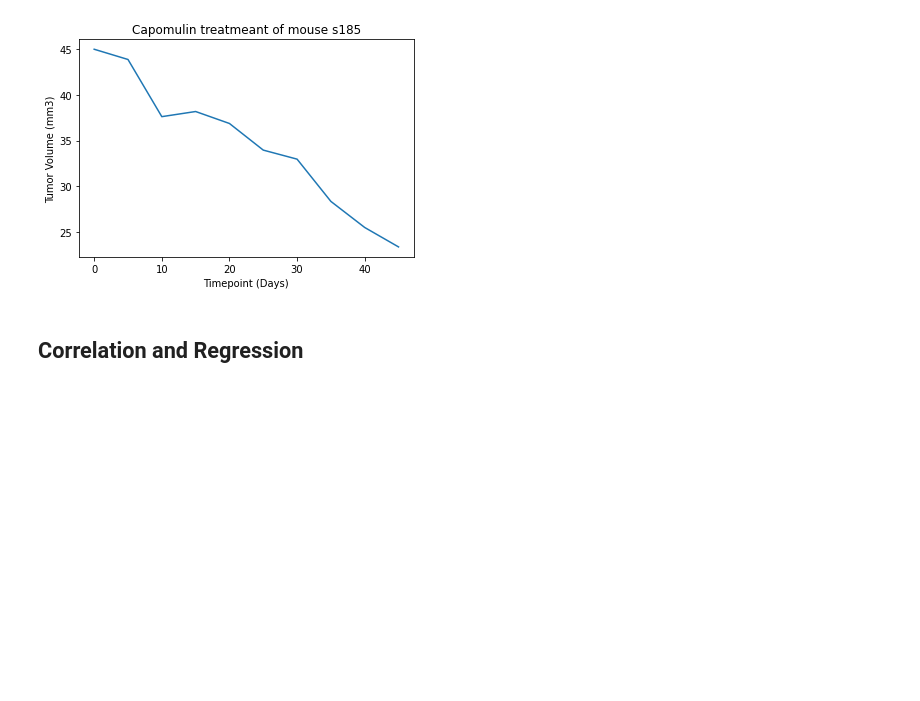
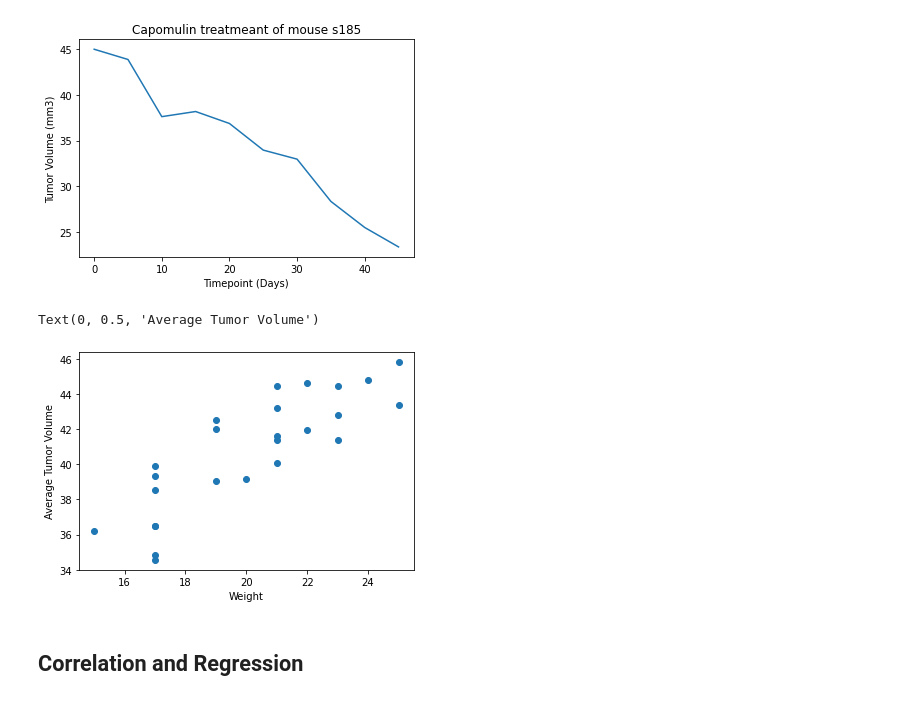
Before and after one commit to robinkhan1984/Matplotlib-challenge, a Jupyter notebook: pymaceuticals_starter.ipynb, the cells around one changed output. Cells and saved outputs as stored; diff of their text form; code cells hidden in the pictures; blank space fills up the shorter version.

```diff
--- a/pymaceuticals_starter.ipynb
+++ b/pymaceuticals_starter.ipynb
@@ -345,6 +346,14 @@ plt.show()
 # %%
 # Generate a scatter plot of mouse weight versus average tumor volume for the Capomulin regimen
 # using capomulin_data
+cap_ave = capomulin_data.groupby(["Mouse ID"]).mean()
+plt.scatter(cap_ave['Weight (g)'],cap_ave['Tumor Volume (mm3)'])
+
+plt.xlabel('Weight')
+plt.ylabel('Average Tumor Volume')
+# %% [output]
+Text(0, 0.5, 'Average Tumor Volume')
+[figure, added]
 # %% [markdown]
 
 ## Correlation and Regression
```
Also changed, not shown: parts of 3 cells of this notebook.
